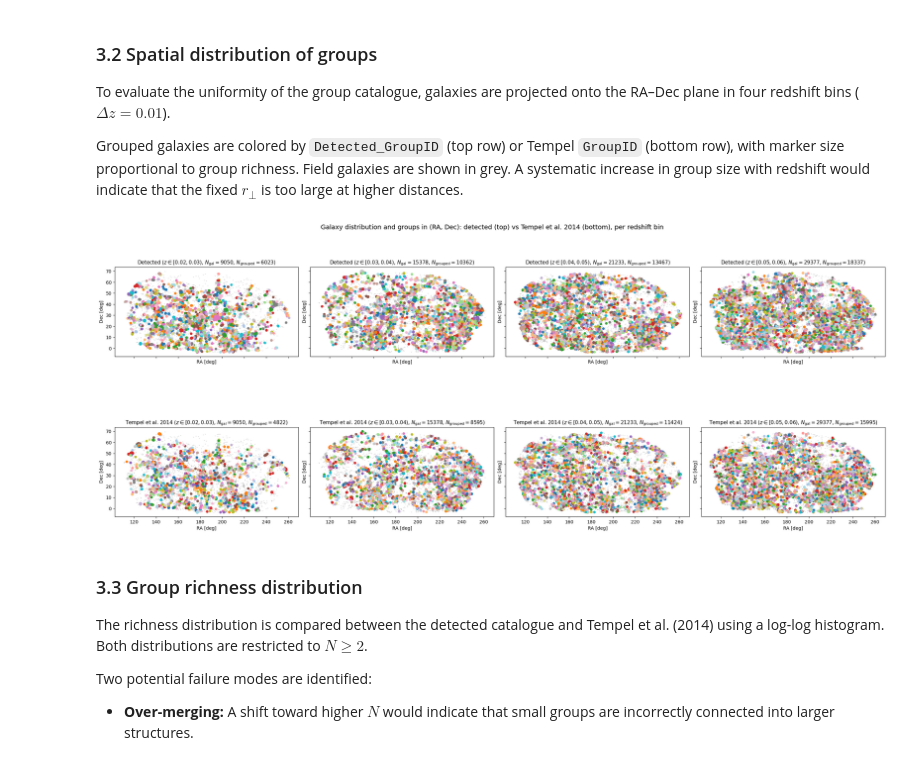
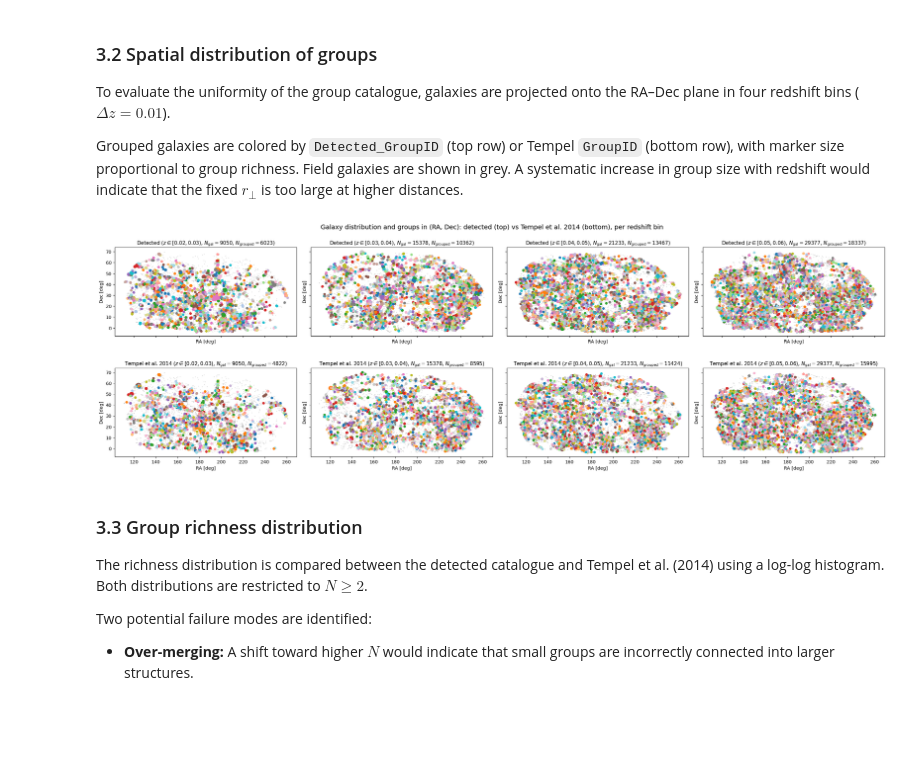
Before and after one commit to M-A-Tbn/CN-project, a Jupyter notebook: Notebook/CN-Project.ipynb, the cells around one changed output. Drawn from its saved outputs; the diff is of its cells as text; code cells hidden in the pictures; blank space fills up the shorter version.

```diff
--- a/Notebook/CN-Project.ipynb
+++ b/Notebook/CN-Project.ipynb
@@ -502,7 +502,7 @@ n_bins = len(z_edges) - 1                          # 4 bins
 
 # Adjusted figsize to match a 2-row x 4-column layout with equal aspect ratio plots
 fig, axes = plt.subplots(2, n_bins,
-                         figsize=(24, 10),
+                         figsize=(24, 7.6),
                          constrained_layout=True,
                          sharex=True, sharey=True)
 
@@ -519,34 +519,38 @@ for col, (z_lo, z_hi) in enumerate(zip(z_edges[:-1], z_edges[1:])):
         panel_title=f'Detected ($z \\in [{z_lo:.2f}, {z_hi:.2f})$)',
     )
     n_slab_t, n_det_t = plot_radec_panel(
         axes[1, col], mgs,
         group_col='GroupID',
         z_lo=z_lo, z_hi=z_hi,
         panel_title=(f'Tempel et al. 2014 '
                      f'($z \\in [{z_lo:.2f}, {z_hi:.2f})$)'),
     )
 
     # Update both row titles with galaxy counts once return values are known
     axes[0, col].set_title(
         f'Detected ($z \\in [{z_lo:.2f}, {z_hi:.2f})$, '
         f'$N_{{\\rm gal}} = {n_slab}$, $N_{{\\rm grouped}} = {n_det}$)',
         fontsize=11,
     )
     axes[1, col].set_title(
         f'Tempel et al. 2014 ($z \\in [{z_lo:.2f}, {z_hi:.2f})$, '
         f'$N_{{\\rm gal}} = {n_slab_t}$, $N_{{\\rm grouped}} = {n_det_t}$)',
         fontsize=11,
     )
 
+# Tighten vertical spacing: smaller h_pad/hspace pulls the two rows together
+# and brings the suptitle closer to the first row.
+fig.set_constrained_layout_pads(w_pad=0.04, h_pad=0.03, hspace=0.0, wspace=0.03)
+
 fig.suptitle(
     'Galaxy distribution and groups in (RA, Dec): '
     'detected (top) vs Tempel et al. 2014 (bottom), per redshift bin',
     fontsize=14
 )
 plt.savefig('../report/figures/Galaxy_distribution_and_groups_in_RA_Dec_detected_vs_Tempel_2014_per_redshift_bin.pdf', bbox_inches='tight', dpi=200)
 plt.show()
 # %% [output]
-[figure, old version]
+[figure, new version]
 # %% [markdown]
 ### 3.3 Group richness distribution
 
```
Also changed, not shown: parts of 3 cells of this notebook, 9 other files.
